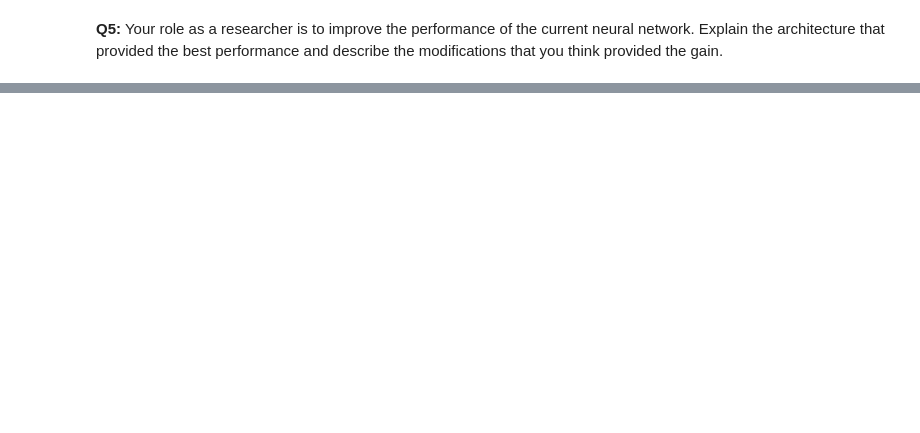
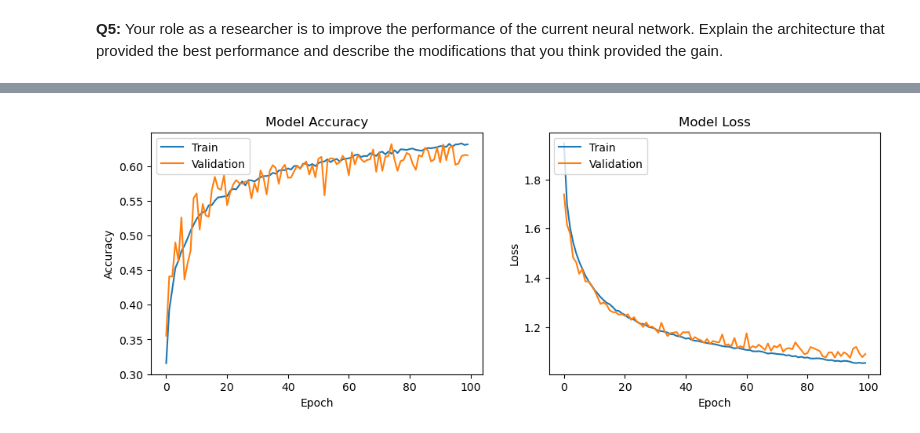
Before and after one commit to MartinezAgullo/TechChallenge_TrustStamp, a Jupyter notebook: assignment_2_cnn/Pablo-MartinezAgullo.ipynb, the cells around one changed output, grey strips where cells are left out. Drawn from its saved outputs; the diff is of its cells as text; code cells hidden in the pictures; blank space fills up the shorter version.

```diff
--- a/assignment_2_cnn/Pablo-MartinezAgullo.ipynb
+++ b/assignment_2_cnn/Pablo-MartinezAgullo.ipynb
@@ -394,0 +601,13 @@ NameError: name 'plt' is not defined
+# %%
+steps_per_epoch = len(train_dataset) // batch_size
+validation_steps = len(test_dataset)  // batch_size
+
+n_epochs_tf = 100
+# Fit the model using the data loaders
+r = model_ResNet50.fit(
+  train_loader_tf,
+  validation_data=valid_loader_tf,
+  epochs=n_epochs_tf,
+  steps_per_epoch=steps_per_epoch,
+  validation_steps=validation_steps
+)
@@ -394,0 +670,28 @@ NameError: name 'plt' is not defined
+# %%
+def plot_loss_accuracy(history):
+    plt.figure(figsize=(12, 4))
+
+    # Plot accuracy
+    plt.subplot(1, 2, 1)
+    plt.plot(history.history['accuracy'])
+    plt.plot(history.history['val_accuracy'])
+    plt.title('Model Accuracy')
+    plt.ylabel('Accuracy')
+    plt.xlabel('Epoch')
+    plt.legend(['Train', 'Validation'], loc='upper left')
+
+    # Plot loss
+    plt.subplot(1, 2, 2)
+    plt.plot(history.history['loss'])
+    plt.plot(history.history['val_loss'])
+    plt.title('Model Loss')
+    plt.ylabel('Loss')
+    plt.xlabel('Epoch')
+    plt.legend(['Train', 'Validation'], loc='upper left')
+
+    plt.show()
+
+# Assuming r is the history object returned from model.fit()
+plot_loss_accuracy(r)
+# %% [output]
+[figure, added]
```
Also changed, not shown: parts of 26 cells of this notebook, 5 other files.
